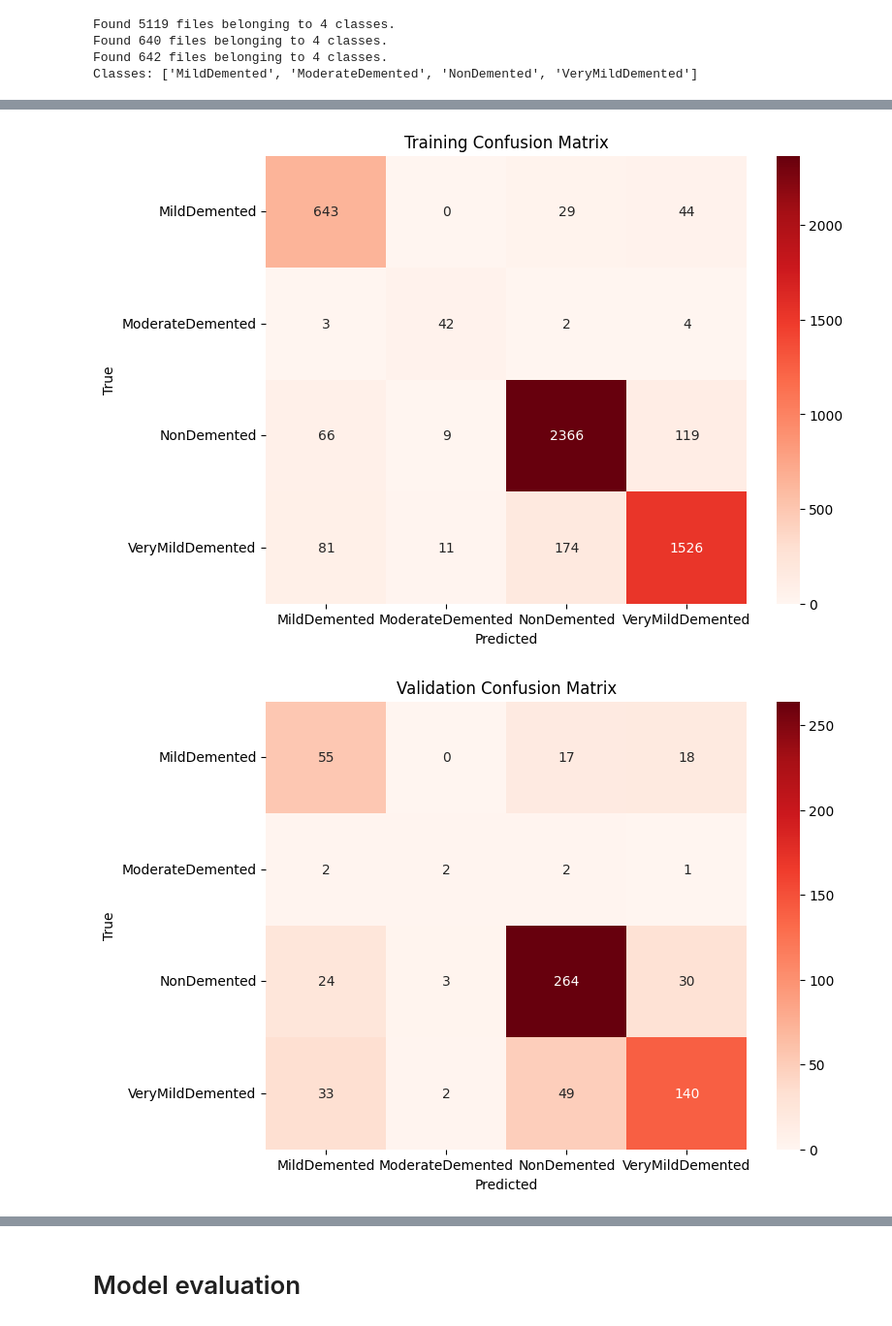
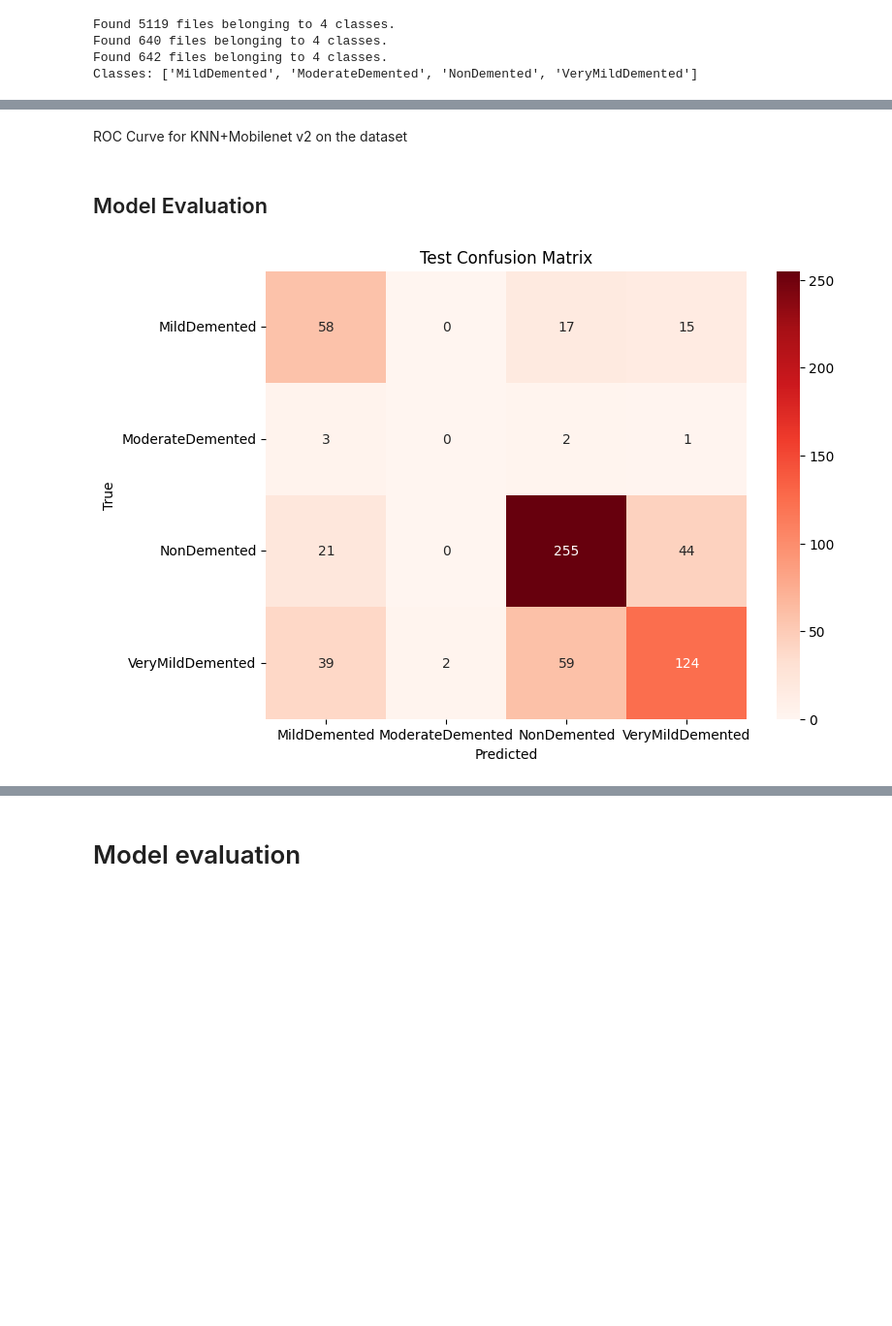
Before and after one commit to OluwatobaAdeoye/EARLY-STAGE-PREDICTION-OF-ALZHEMIER-S-DISEASE-USING-DEEP-LEARNING-ON-STRUCTURAL-MRI-DATA, a Jupyter notebook: Alzheimer_Project_(code).ipynb, the cells around one changed output, grey strips where cells are left out. Shown at 97% size. Cells and saved outputs as stored; diff of their text form; code cells hidden in the pictures; blank space fills up the shorter version.

```diff
--- a/Alzheimer_Project_(code).ipynb
+++ b/Alzheimer_Project_(code).ipynb
@@ -400,17 +401,20 @@ train_ds = keras.preprocessing.image_dataset_from_directory(
     train_data,
     image_size=IMG_SIZE,
     batch_size=BATCH_SIZE,
+    label_mode='categorical'
 )
 test_ds = keras.preprocessing.image_dataset_from_directory(
     test_data,
     image_size=IMG_SIZE,
     batch_size=BATCH_SIZE,
+    label_mode='categorical'
 )
 
 valid_ds = keras.preprocessing.image_dataset_from_directory(
     valid_data,
     image_size=IMG_SIZE,
     batch_size=BATCH_SIZE,
+    label_mode='categorical'
 )
 # Class names
 class_names = train_ds.class_names
@@ -425,5 +429,5 @@ Knn model
 # %%
-# Pre-trained MobileNetV2 model for feature extraction
+# Load MobileNetV2 model for feature extraction
 base_model = keras.applications.MobileNetV2(
     weights='imagenet',
     include_top=False,
@@ -433,14 +437,14 @@ base_model.trainable = False  # Freeze the base model
 
 # Add custom layers for feature extraction
 global_avg_pooling = keras.layers.GlobalAveragePooling2D()(base_model.output)
-model = keras.Model(inputs=base_model.input, outputs=global_avg_pooling)
+feature_extractor_model = keras.Model(inputs=base_model.input, outputs=global_avg_pooling)
 
-# Extract features from the training data
+# Function to extract features from the dataset
 def extract_features(dataset):
     features = []
     labels = []
     for images, labels_batch in dataset:
-        feature_batch = model(images)
+        feature_batch = feature_extractor_model(images)
         features.append(feature_batch.numpy())
         labels.append(labels_batch.numpy())
     return np.concatenate(features), np.concatenate(labels)
@@ -455,7 +459,7 @@ train_features = train_features / np.linalg.norm(train_features, axis=1, keepdim
 valid_features = valid_features / np.linalg.norm(valid_features, axis=1, keepdims=True)
 test_features = test_features / np.linalg.norm(test_features, axis=1, keepdims=True)
 
-# Train the KNN model
+# Train the KNN model on the extracted features
 knn = KNeighborsClassifier(n_neighbors=3)
 knn.fit(train_features, train_labels)
 
@@ -465,11 +469,8 @@ valid_pred = knn.predict(valid_features)
 test_pred = knn.predict(test_features)
 
 # Classification report
-print("Training Performance:")
-print(classification_report(train_labels, train_pred, target_names=train_ds.class_names))
 
-print("Validation Performance:")
-print(classification_report(valid_labels, valid_pred, target_names=train_ds.class_names))
+
 
 print("Test Performance:")
 print(classification_report(test_labels, test_pred, target_names=train_ds.class_names))
@@ -494,18 +492,21 @@ VeryMildDemented       0.90      0.85      0.88      1792
+# %% [markdown]
+ROC Curve for KNN+Mobilenet v2 on the dataset
+# %% [markdown]
+## Model Evaluation
 # %%
 # Function to plot confusion matrix
 def plot_confusion_matrix(y_true, y_pred, class_names, title='Confusion Matrix'):
+    # Convert multilabel-indicator to single-label format
+    y_true = np.argmax(y_true, axis=1)  # Get the index of the true class
+    y_pred = np.argmax(y_pred, axis=1)  # Get the index of the predicted class
+
     cm = confusion_matrix(y_true, y_pred)
     plt.figure(figsize=(8, 6))
     sns.heatmap(cm, annot=True, fmt='d', cmap='Reds', xticklabels=class_names, yticklabels=class_names)
     plt.title(title)
     plt.xlabel('Predicted')
     plt.ylabel('True')
     plt.show()
-
-# Confusion matrix for each dataset
-plot_confusion_matrix(train_labels, train_pred, train_ds.class_names, title='Training Confusion Matrix')
-plot_confusion_matrix(valid_labels, valid_pred, train_ds.class_names, title='Validation Confusion Matrix')
 plot_confusion_matrix(test_labels, test_pred, train_ds.class_names, title='Test Confusion Matrix')
 # %% [output]
-[figure, old version]
+[figure, new version]
-[figure, removed]
```
Also changed, not shown: parts of 45 cells of this notebook.
